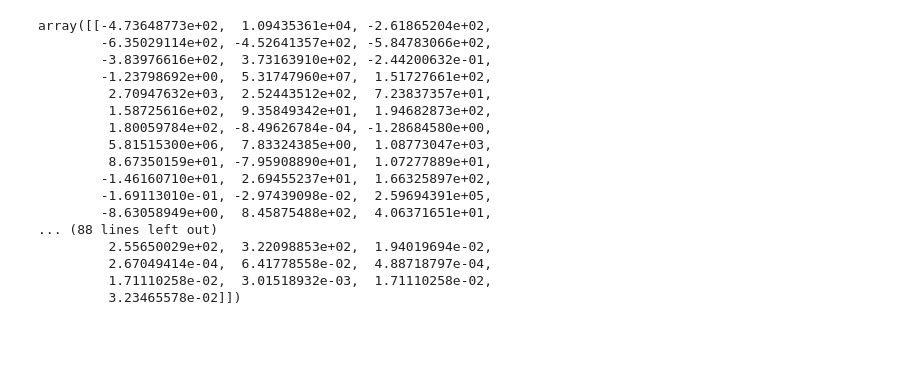
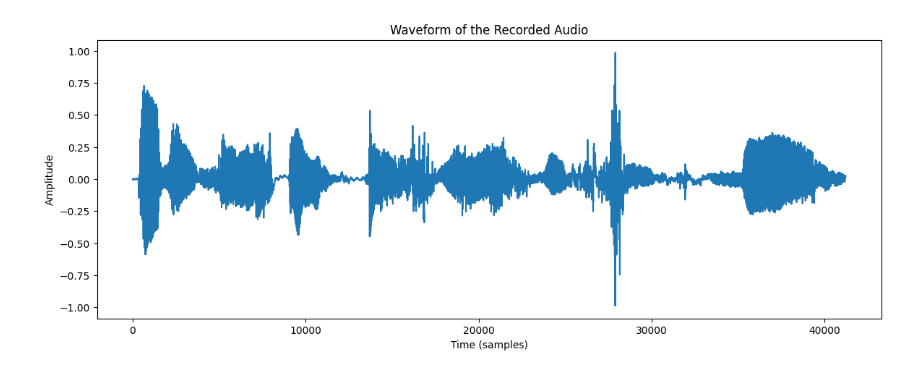
Before and after one commit to trucni2005/Speech-Emotion-Recognition, a Jupyter notebook: test.ipynb, the cells around one changed output. Cells and saved outputs as stored; diff of their text form; code cells hidden in the pictures; blank space fills up the shorter version.

```diff
--- a/test.ipynb
+++ b/test.ipynb
@@ -25,0 +59,5 @@ audio_data_processor.process_file("test.wav", './')
+# %%
+audio_data_processor = AudioDataPreProcessor("./", "./")
+audio_data_processor.process_file(file_name, './')
+plot_and_play_audio(file_name)
+# %% [output]
@@ -26,27 +65,8 @@ audio_data_processor.process_file("test.wav", './')
+[figure, added]
 # %%
 statistic_feature_extractor = StatisticFeatureExtraction(26)
 features = statistic_feature_extractor._feature_engineering_for_file('test.wav')
 feature_arr = np.array(list(features.values())).reshape(1, -1)
-# %%
-feature_arr
-# %% [output]
-array([[-4.73648773e+02,  1.09435361e+04, -2.61865204e+02,
-        -6.35029114e+02, -4.52641357e+02, -5.84783066e+02,
-        -3.83976616e+02,  3.73163910e+02, -2.44200632e-01,
-        -1.23798692e+00,  5.31747960e+07,  1.51727661e+02,
-         2.70947632e+03,  2.52443512e+02,  7.23837357e+01,
-         1.58725616e+02,  9.35849342e+01,  1.94682873e+02,
-         1.80059784e+02, -8.49626784e-04, -1.28684580e+00,
-         5.81515300e+06,  7.83324385e+00,  1.08773047e+03,
-         8.67350159e+01, -7.95908890e+01,  1.07277889e+01,
-        -1.46160710e+01,  2.69455237e+01,  1.66325897e+02,
-        -1.69113010e-01, -2.97439098e-02,  2.59694391e+05,
-        -8.63058949e+00,  8.45875488e+02,  4.06371651e+01,
-... (88 lines left out)
-         2.55650029e+02,  3.22098853e+02,  1.94019694e-02,
-         2.67049414e-04,  6.41778558e-02,  4.88718797e-04,
-         1.71110258e-02,  3.01518932e-03,  1.71110258e-02,
-         3.23465578e-02]])
 # %%
 import joblib
 def load_scaler(scaler_file):
```
Also changed, not shown: parts of 12 cells of this notebook, 18 other files.
